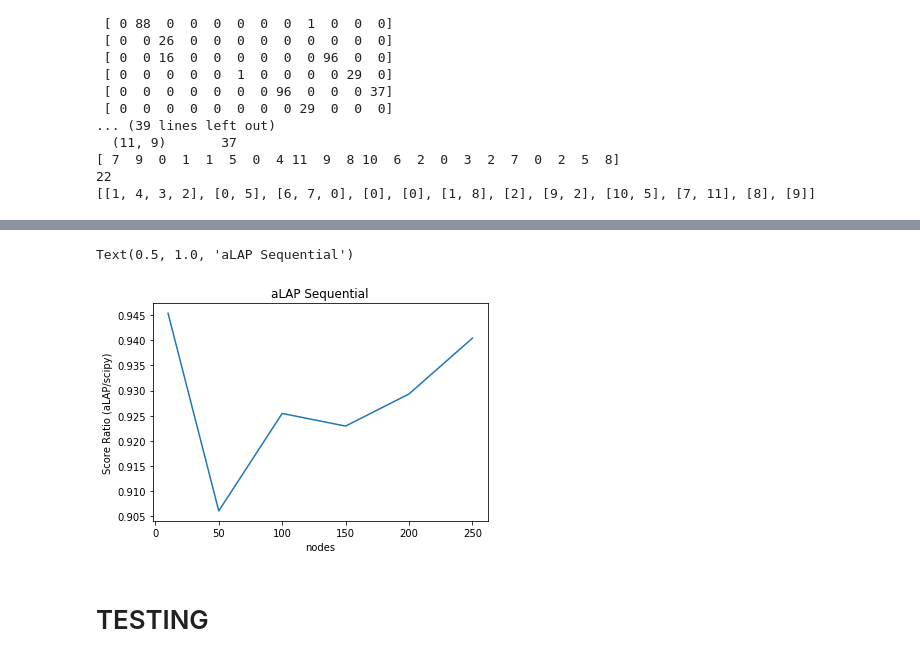
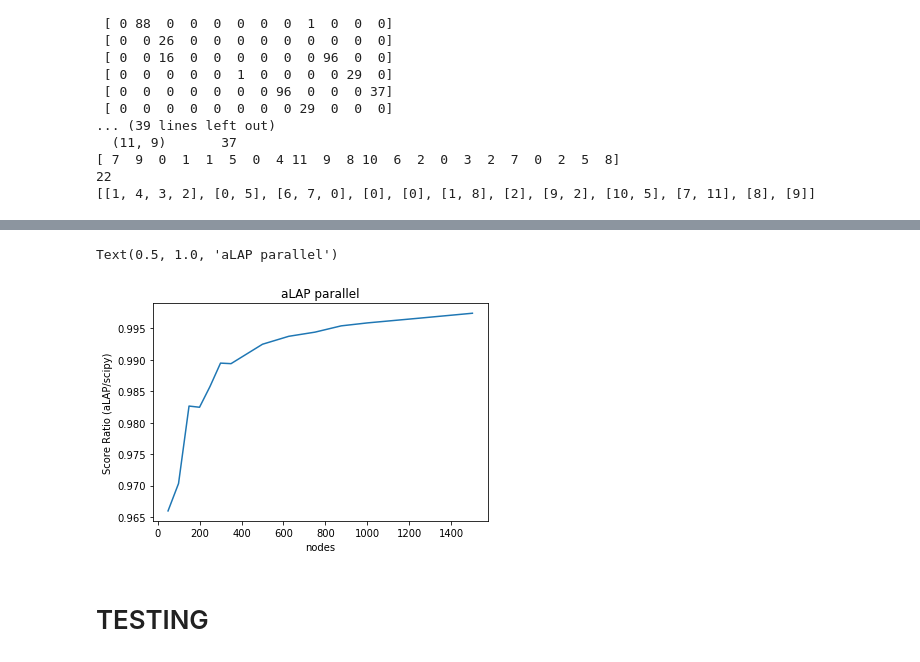
Before and after one commit to asaadeldin11/nbview, a Jupyter notebook: aLAP.ipynb, the cells around one changed output, grey strips where cells are left out. Saved outputs shown, nothing was run; the diff lists cells and outputs as text; code cells hidden in the pictures.

```diff
--- a/aLAP.ipynb
+++ b/aLAP.ipynb
@@ -353,0 +649,10 @@ def dense_matrix(num):
+# %%
+def sparse_matrix(n,m): # n = number of nodes, m = number of edges
+    m = int(m)
+    matrix = np.zeros((n,n))
+    rows = random.sample(range(n), m)
+    cols = random.sample(range(n), m)
+    for i in range(m):
+            matrix[rows[i],cols[i]] = random.randrange(100)
+    return matrix
+print(sparse_matrix(10, 10))
@@ -353,0 +670,33 @@ def dense_matrix(num):
+# %%
+nodes = 500
+m = np.linspace(100,nodes,10)
+scipy = np.zeros((len(m), 2))
+alap = np.zeros((len(m), 2))
+reps = 5
+for i, ne in enumerate(m):
+    for j in range(reps):
+        A = sparse_matrix(nodes, ne)
+        start = time.time()
+        M = linear_sum_assignment(-A)
+        end = time.time()
+        scipy[i,0] = scipy[i,0] + (end-start)
+        scipy[i,1] = scipy[i,1] + A[M].sum()
+
+        start = time.time()
+        M = parallel(A)
+        end = time.time()
+        alap[i,0] = alap[i,0] + (end-start)
+        alap[i,1] = alap[i,1] + A[M].sum()
+
+    scipy[i,0] = scipy[i,0]/reps
+    alap[i,0] = alap[i,0]/reps
+    #print(i)
+plt.plot(m, scipy[:,0])
+plt.xlabel('edges')
+plt.ylabel('runtime (sec)')
+plt.title('Scipy')
+figure()
+plt.plot(m, alap[:,0])
+plt.title('aLAP parallel')
+plt.xlabel('edges')
+plt.ylabel('runtime (sec)')
@@ -354,12 +707,12 @@ def dense_matrix(num):
 # %%
 score_ratio = [alap[i,1]/scipy[i,1] for i in range(len(n))]
 plt.plot(n,score_ratio)
 plt.xlabel('nodes')
 plt.ylabel('Score Ratio (aLAP/scipy)')
-plt.title('aLAP Sequential')
+plt.title('aLAP parallel')
 # %% [output]
-Text(0.5, 1.0, 'aLAP Sequential')
+Text(0.5, 1.0, 'aLAP parallel')
-[figure, old version]
+[figure, new version]
 # %% [markdown]
 # TESTING
 # %%
```
Also changed, not shown: parts of 23 cells of this notebook.
